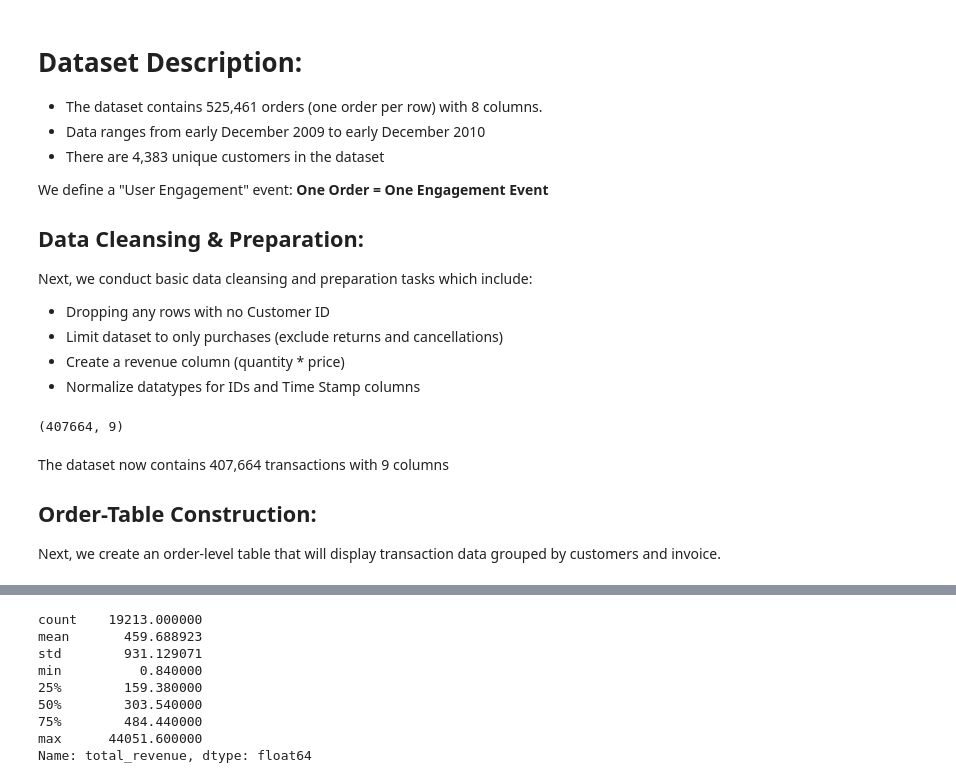
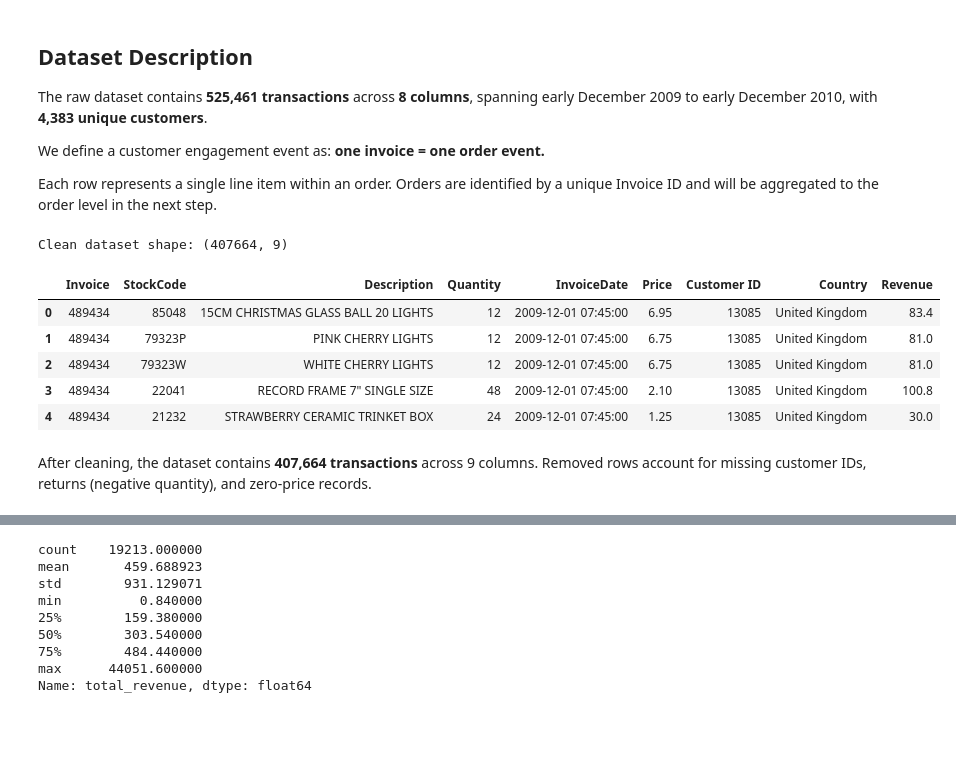
Before and after one commit to eugenefkim/engagement-risk-ml, a Jupyter notebook: notebooks/01_eda.ipynb, the cells around one changed output, grey strips where cells are left out. Drawn from its saved outputs; the diff is of its cells as text; code cells hidden in the pictures; blank space fills up the shorter version.

```diff
--- a/notebooks/01_eda.ipynb
+++ b/notebooks/01_eda.ipynb
@@ -48,31 +55,10 @@ df["Customer ID"].nunique()
 # %% [markdown]
-# Dataset Description:
-- The dataset contains 525,461 orders (one order per row) with 8 columns.
-- Data ranges from early December 2009 to early December 2010
-- There are 4,383 unique customers in the dataset
+## Dataset Description
 
-We define a "User Engagement" event: **One Order = One Engagement Event**
+The raw dataset contains **525,461 transactions** across **8 columns**, spanning
+early December 2009 to early December 2010, with **4,383 unique customers**.
 
-## Data Cleansing & Preparation:
+We define a customer engagement event as: **one invoice = one order event.**
 
-Next, we conduct basic data cleansing and preparation tasks which include:
-- Dropping any rows with no Customer ID
-- Limit dataset to only purchases (exclude returns and cancellations)
-- Create a revenue column (quantity * price)
-- Normalize datatypes for IDs and Time Stamp columns
+Each row represents a single line item within an order. Orders are identified
+by a unique Invoice ID and will be aggregated to the order level in the next step.
-# %%
-df_clean = df.copy()
-
-# Drop rows without a customer ID
-df_clean = df_clean.dropna(subset=["Customer ID"])
-
-# Keep only positive purchases (exclude returns/cancellations)
-df_clean = df_clean[df_clean["Quantity"] > 0]
-df_clean = df_clean[df_clean["Price"] > 0]
-
-# Revenue per line
-df_clean["Revenue"] = df_clean["Quantity"] * df_clean["Price"]
-
-df_clean.shape
-# %% [output]
-(407664, 9)
@@ -85,7 +65,41 @@ df_clean["InvoiceDate"] = pd.to_datetime(df_clean["InvoiceDate"])
+# %%
+# ─────────────────────────────────────────────────────────────
+# Data Cleaning
+# - Drop rows with missing Customer ID
+# - Keep only positive purchases (exclude returns/cancellations)
+# - Compute revenue per line item
+# - Normalize data types
+# ─────────────────────────────────────────────────────────────
+
+df_clean = df.copy()
+
+# Drop rows without a Customer ID
+df_clean = df_clean.dropna(subset=["Customer ID"])
+
+# Keep only positive purchases (exclude returns/cancellations)
+df_clean = df_clean[df_clean["Quantity"] > 0]
+df_clean = df_clean[df_clean["Price"] > 0]
+
+# Revenue per line item
+df_clean["Revenue"] = df_clean["Quantity"] * df_clean["Price"]
+
+# Normalize data types
+df_clean["Customer ID"] = df_clean["Customer ID"].astype(int).astype(str)
+df_clean["Invoice"]     = df_clean["Invoice"].astype(str)
+df_clean["InvoiceDate"] = pd.to_datetime(df_clean["InvoiceDate"])
+
+print("Clean dataset shape:", df_clean.shape)
+df_clean.head()
+# %% [output]
+Clean dataset shape: (407664, 9)
+|  | Invoice | StockCode | Description | Quantity | InvoiceDate | Price | Customer ID | Country | Revenue |
+| 0 | 489434 | 85048 | 15CM CHRISTMAS GLASS BALL 20 LIGHTS | 12 | 2009-12-01 07:45:00 | 6.95 | 13085 | United Kingdom | 83.4 |
+| 1 | 489434 | 79323P | PINK CHERRY LIGHTS | 12 | 2009-12-01 07:45:00 | 6.75 | 13085 | United Kingdom | 81.0 |
+| 2 | 489434 | 79323W | WHITE CHERRY LIGHTS | 12 | 2009-12-01 07:45:00 | 6.75 | 13085 | United Kingdom | 81.0 |
+| 3 | 489434 | 22041 | RECORD FRAME 7" SINGLE SIZE | 48 | 2009-12-01 07:45:00 | 2.10 | 13085 | United Kingdom | 100.8 |
+| 4 | 489434 | 21232 | STRAWBERRY CERAMIC TRINKET BOX | 24 | 2009-12-01 07:45:00 | 1.25 | 13085 | United Kingdom | 30.0 |
 # %% [markdown]
-The dataset now contains 407,664 transactions with 9 columns
-
-## Order-Table Construction:
-
-Next, we create an order-level table that will display transaction data grouped by customers and invoice.
+After cleaning, the dataset contains **407,664 transactions** across 9 columns.
+Removed rows account for missing customer IDs, returns (negative quantity),
+and zero-price records.
 # %%
```
Also changed, not shown: parts of 17 cells of this notebook, 7 other files.
